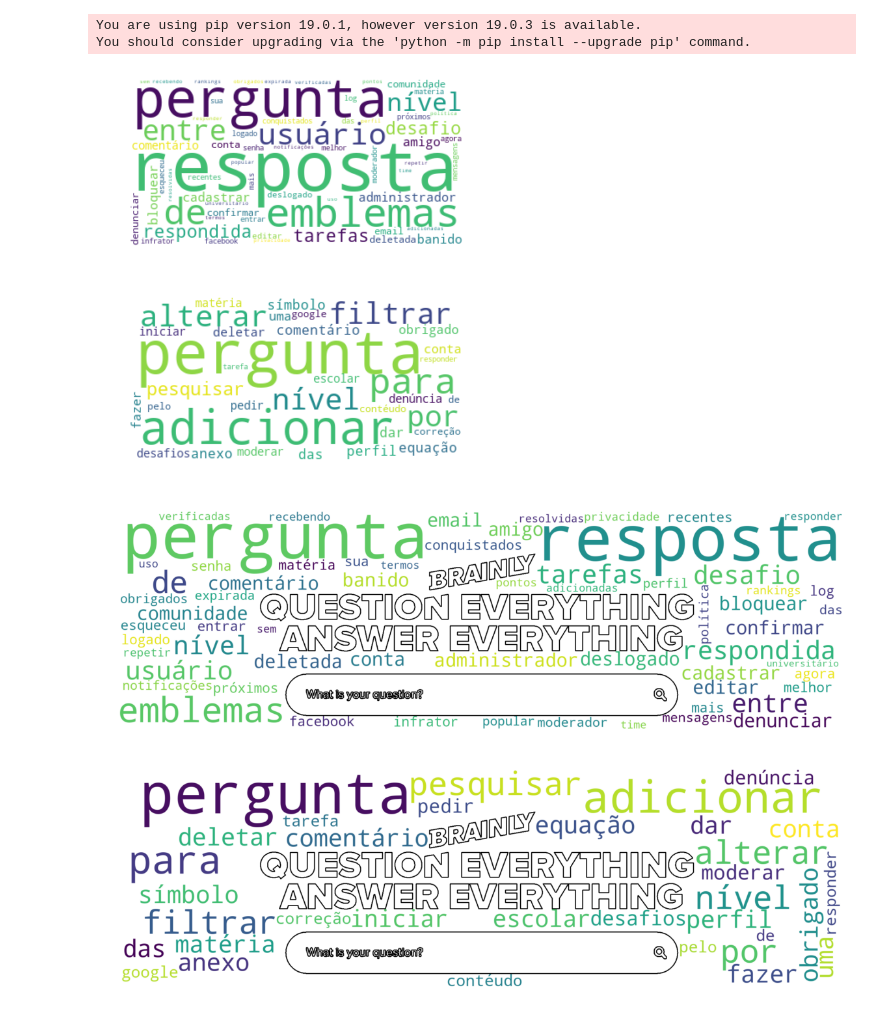
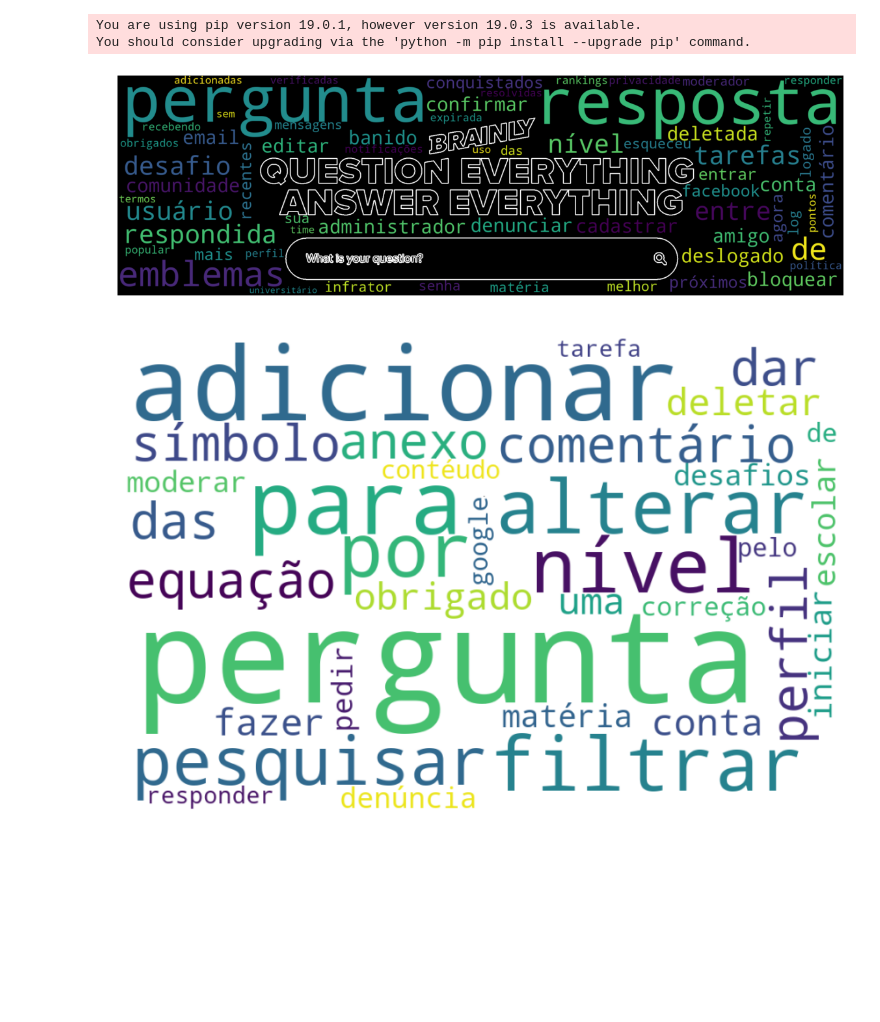
Before and after one commit to WelisonR/2019.1-Requisitos-Brainly, a Jupyter notebook: CeL_crawler_pucrio.ipynb, the cells around one changed output. Cells and saved outputs as stored; diff of their text form; code cells hidden in the pictures; blank space fills up the shorter version.

Commit message:
Changing wordcloud style

```diff
--- a/CeL_crawler_pucrio.ipynb
+++ b/CeL_crawler_pucrio.ipynb
@@ -459,20 +459,6 @@ import matplotlib.pyplot as plt
 
 string_lex = (" ").join(lex_name)
 string_cen = (" ").join(cen_title)
-
-wordcloud_lex = WordCloud(max_font_size=100, background_color='white').generate(string_lex)
-
-plt.imshow(wordcloud_lex, interpolation='bilinear')
-plt.axis("off")
-
-wordcloud_cen = WordCloud(background_color='white').generate(string_cen)
-plt.figure()
-plt.imshow(wordcloud_cen, interpolation="bilinear")
-plt.axis("off")
-plt.show()
-# %% [output]
-[figure, removed]
-[figure, removed]
 # %%
 from os import path
 import numpy as np
@@ -480,7 +466,7 @@ from PIL import Image
 
 mask = np.array(Image.open(path.join("c.png")))
 
-wc = WordCloud(mask=mask, background_color='white',contour_width=3, contour_color='black')
+wc = WordCloud(mask=mask, background_color='black',contour_width=2, contour_color='white')
 
 # Generate a wordcloud
 wc.generate(string_lex)
@@ -491,15 +477,19 @@ plt.imshow(wc, interpolation='bilinear')
 plt.axis("off")
 plt.show()
 # %% [output]
-[figure, old version]
+[figure, new version]
 # %%
+mask = np.array(Image.open(path.join("kek.jpg")))
+
+wc_c = WordCloud(mask=mask, background_color='white',contour_width=1, contour_color='black')
+
 # Generate a wordcloud
-wc.generate(string_cen)
+wc_c.generate(string_cen)
 
 # show
 plt.figure(figsize=[20,10])
-plt.imshow(wc, interpolation='bilinear')
+plt.imshow(wc_c, interpolation='bilinear')
 plt.axis("off")
 plt.show()
 # %% [output]
-[figure, old version]
+[figure, new version]
```
Also changed, not shown: 1 other file.
